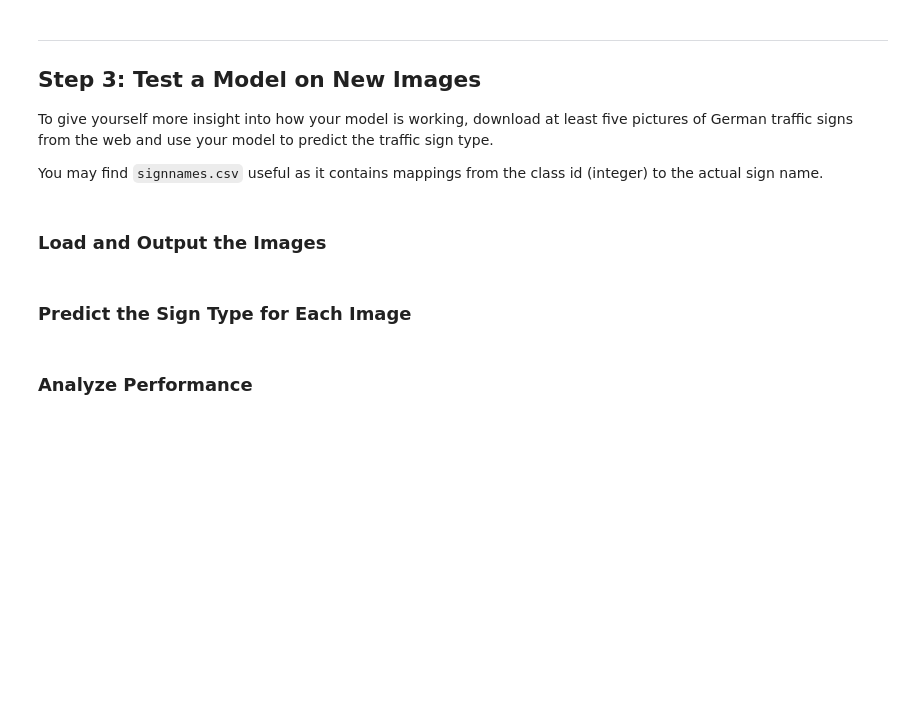
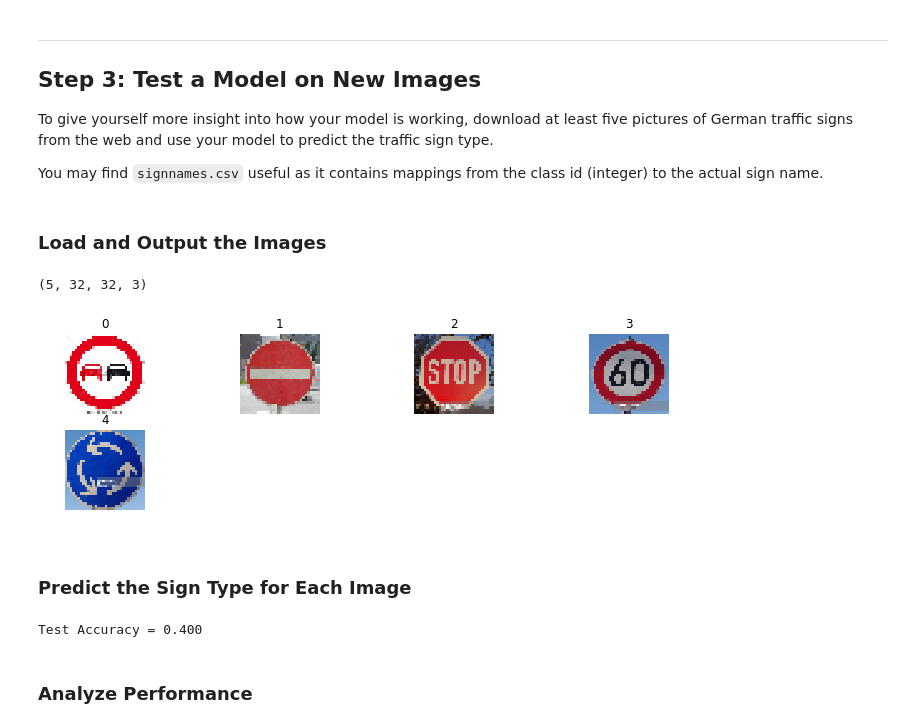
Before and after one commit to desi-joe/CarND-Traffic-Sign-Classifier-Project, a Jupyter notebook: Traffic_Sign_Classifier.ipynb, the cells around one changed output. Drawn from its saved outputs; the diff is of its cells as text; code cells hidden in the pictures; blank space fills up the shorter version.

```diff
--- a/Traffic_Sign_Classifier.ipynb
+++ b/Traffic_Sign_Classifier.ipynb
@@ -199,7 +159,7 @@ def convert2Gray(imgs):
 def normalize(imgs):
     norm_imgs = np.zeros((len(imgs), 32,32,1), dtype=np.float32)
     for i in range(0, len(imgs)):
-        norm_imgs[i] = (imgs[i] / 122.5) - 1
+        norm_imgs[i] = (imgs[i] / 127.5) - 1
     return norm_imgs
 
 X_train = normalize(convert2Gray(X_train_org))
@@ -224,7 +184,7 @@ from sklearn.utils import shuffle
 from tensorflow.contrib.layers import flatten
 
 EPOCHS = 10
-BATCH_SIZE = 128
+BATCH_SIZE = 256
 X_train, y_train = shuffle(X_train, y_train)
 
 
@@ -276,8 +236,8 @@ def TrafficeSignClassifier(x):
     fc2    = tf.nn.relu(fc2)
 
     # SOLUTION: Layer 5: Fully Connected. Input = 84. Output = 10.
-    fc3_W  = tf.Variable(tf.truncated_normal(shape=(84, 10), mean = mu, stddev = sigma))
-    fc3_b  = tf.Variable(tf.zeros(10))
+    fc3_W  = tf.Variable(tf.truncated_normal(shape=(84, n_classes), mean = mu, stddev = sigma))
+    fc3_b  = tf.Variable(tf.zeros(n_classes))
     logits = tf.matmul(fc2, fc3_W) + fc3_b
 
     return logits
@@ -295,9 +255,9 @@ sets imply underfitting. A high accuracy on the training set but low accuracy on
 
 x = tf.placeholder(tf.float32, (None, 32, 32, 1))
 y = tf.placeholder(tf.int32, (None))
-one_hot_y = tf.one_hot(y, 10)
+one_hot_y = tf.one_hot(y, n_classes)
 
-rate = 0.00001
+rate = 0.001
 # %%
 logits = TrafficeSignClassifier(x)
 cross_entropy = tf.nn.softmax_cross_entropy_with_logits(labels=one_hot_y, logits=logits)
@@ -338,7 +298,7 @@ with tf.Session() as sess:
         print("Validation Accuracy = {:.3f}".format(validation_accuracy))
         print()
 
-    saver.save(sess, './lenet')
+    saver.save(sess, 'tl.ckpt')
     print("Model saved")
 # %% [output]
 Training...
@@ -374,15 +331,59 @@ You may find `signnames.csv` useful as it contains mappings from the class id (i
+# %%
+### Load the images and plot them here.
+### Feel free to use as many code cells as needed.
+import glob
+signs_classes=[]
+with open('signnames.csv', 'rt') as csvfile:
+    reader = csv.DictReader(csvfile, delimiter=',')
+    for row in reader:
+        signs_classes.append((row['SignName']))
+
+
+test_img_paths = [img_path for img_path in glob.glob("./my-imgs/*")]
+test_img=np.uint8(np.zeros((12,32,32,3)))
+
+test_imgs = np.uint8(np.zeros((5,32,32,3)))
+for i, imp in enumerate(test_img_paths):
+    test_img=cv2.imread(imp, cv2.IMREAD_COLOR)
+    test_img = cv2.resize(test_img, (32, 32))
+    b,g,r = cv2.split(test_img)
+    test_imgs[i] = cv2.merge([r,g,b])
+
+print(test_imgs.shape)
+plt.figure(figsize=(12, 5))
+for i in range(5):
+    plt.subplot(3, 4, i+1)
+    plt.imshow(test_imgs[i])
+    plt.title(i)
+    plt.axis('off')
+    #num_of_samples.append(len(x_selected))
+plt.show()
+# %% [output]
+(5, 32, 32, 3)
+[figure, added]
 # %% [markdown]
 ### Predict the Sign Type for Each Image
 # %%
 ### Run the predictions here and use the model to output the prediction for each image.
 ### Make sure to pre-process the images with the same pre-processing pipeline used earlier.
 ### Feel free to use as many code cells as needed.
+X_test = normalize(convert2Gray(test_imgs))
+y_test = [9,17,14,3,40]
 
 with tf.Session() as sess:
+    sess.run(tf.global_variables_initializer())
     saver.restore(sess, tf.train.latest_checkpoint('.'))
-
     test_accuracy = evaluate(X_test, y_test)
     print("Test Accuracy = {:.3f}".format(test_accuracy))
+
+
+    #sess.run(tf.global_variables_initializer())
+    #saver3 = tf.train.import_meta_graph('./tl.ckpt.meta')
+    #saver3.restore(sess, "./tl.ckpt")
+    #my_accuracy = evaluate(X_test, y_test)
+    #print("Test Set Accuracy = {:.3f}".format(my_accuracy))
+# %% [output]
+Test Accuracy = 0.400
 # %% [markdown]
 ### Analyze Performance
 # %%
```
Also changed, not shown: parts of 7 cells of this notebook, 5 other files.
